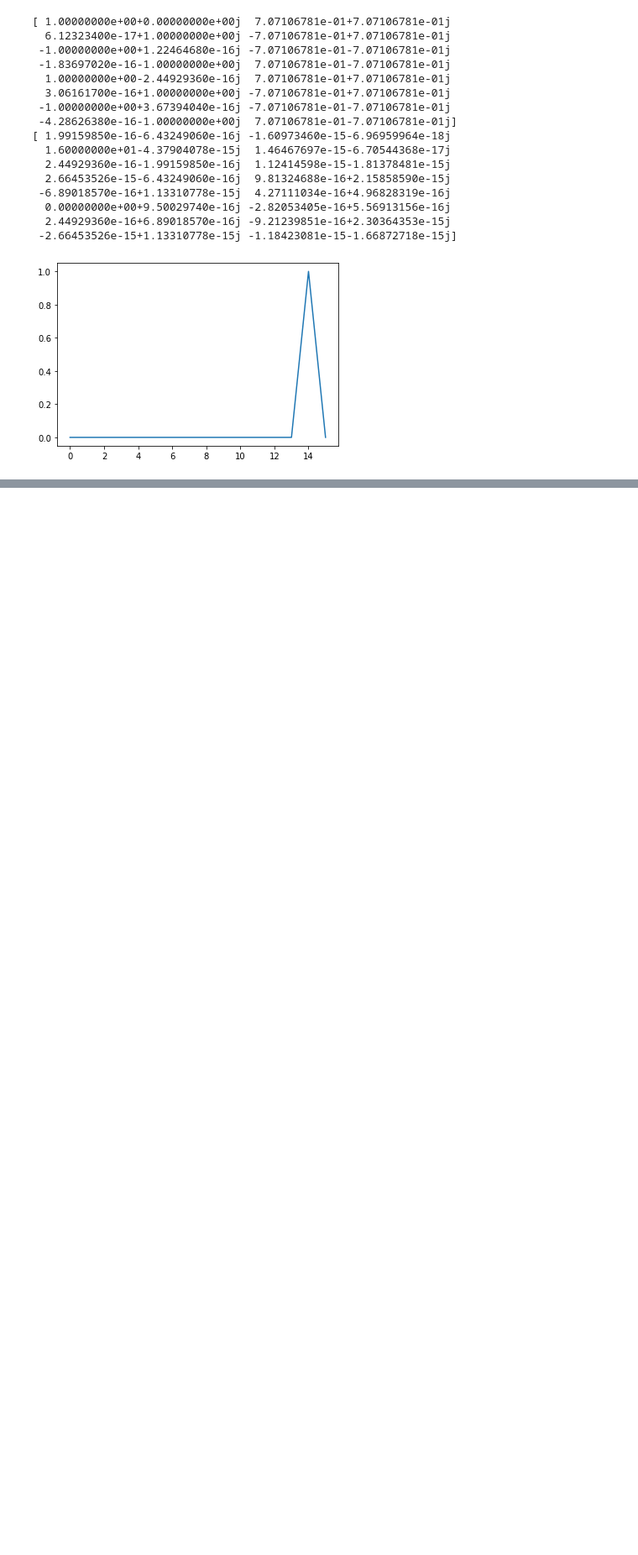
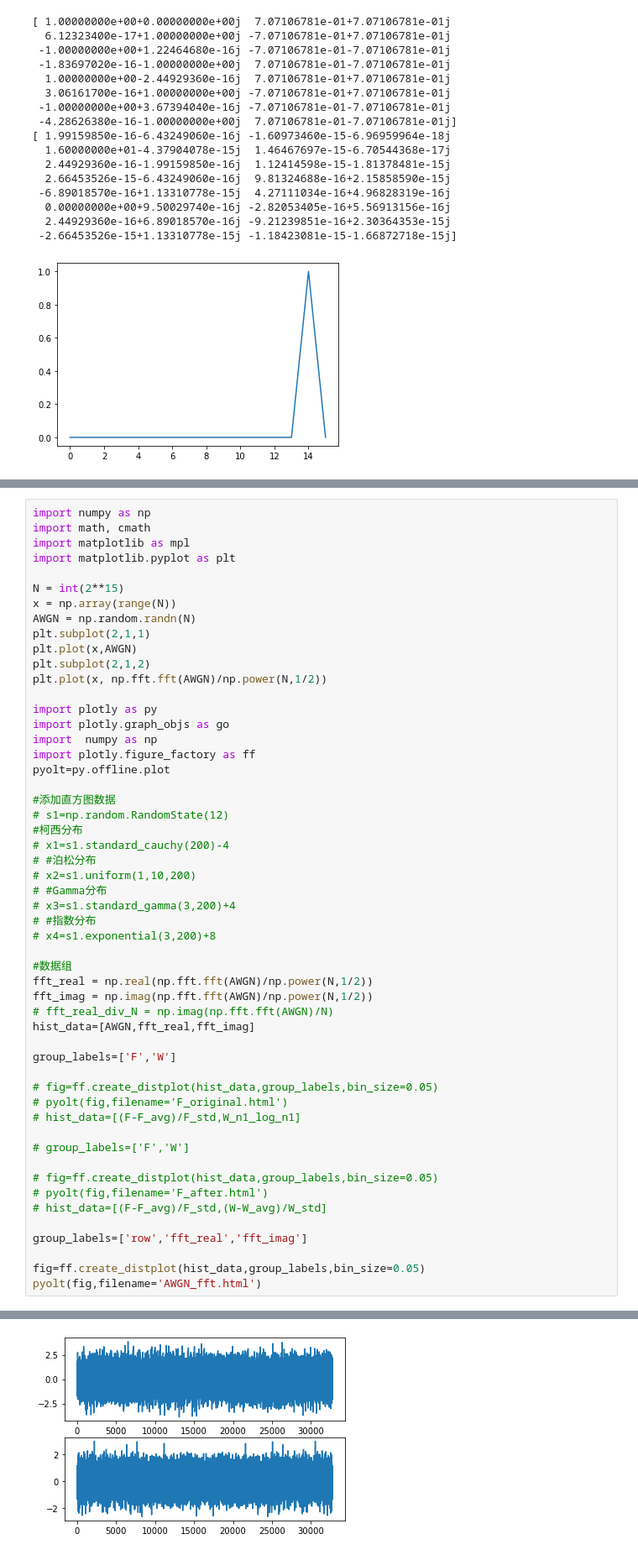
Before and after one commit to Brook1711/RIS-Angular-Domain, a Jupyter notebook: doc/paper_plot.ipynb, the cells around one changed output, grey strips where cells are left out. Shown at 84% size. Saved outputs shown, nothing was run; the diff lists cells and outputs as text; blank space fills up the shorter version.

```diff
--- a/doc/paper_plot.ipynb
+++ b/doc/paper_plot.ipynb
@@ -99,0 +87,54 @@ plt.plot(x, np.fft.fft(AWGN))
+# %%
+import numpy as np
+import math, cmath
+import matplotlib as mpl
+import matplotlib.pyplot as plt
+
+N = int(2**15)
+x = np.array(range(N))
+AWGN = np.random.randn(N)
+plt.subplot(2,1,1)
+plt.plot(x,AWGN)
+plt.subplot(2,1,2)
+plt.plot(x, np.fft.fft(AWGN)/np.power(N,1/2))
+
+import plotly as py
+import plotly.graph_objs as go
+import  numpy as np
+import plotly.figure_factory as ff
+pyolt=py.offline.plot
+
+#添加直方图数据
+# s1=np.random.RandomState(12)
+#柯西分布
+# x1=s1.standard_cauchy(200)-4
+# #泊松分布
+# x2=s1.uniform(1,10,200)
+# #Gamma分布
+# x3=s1.standard_gamma(3,200)+4
+# #指数分布
+# x4=s1.exponential(3,200)+8
+
+#数据组
+fft_real = np.real(np.fft.fft(AWGN)/np.power(N,1/2))
+fft_imag = np.imag(np.fft.fft(AWGN)/np.power(N,1/2))
+# fft_real_div_N = np.imag(np.fft.fft(AWGN)/N)
+hist_data=[AWGN,fft_real,fft_imag]
+
+group_labels=['F','W']
+
+# fig=ff.create_distplot(hist_data,group_labels,bin_size=0.05)
+# pyolt(fig,filename='F_original.html')
+# hist_data=[(F-F_avg)/F_std,W_n1_log_n1]
+
+# group_labels=['F','W']
+
+# fig=ff.create_distplot(hist_data,group_labels,bin_size=0.05)
+# pyolt(fig,filename='F_after.html')
+# hist_data=[(F-F_avg)/F_std,(W-W_avg)/W_std]
+
+group_labels=['row','fft_real','fft_imag']
+
+fig=ff.create_distplot(hist_data,group_labels,bin_size=0.05)
+pyolt(fig,filename='AWGN_fft.html')
+# %% [output]
@@ -99,0 +143 @@ plt.plot(x, np.fft.fft(AWGN))
+[figure, added]
```
Also changed, not shown: parts of 3 cells of this notebook, 2 other files.
